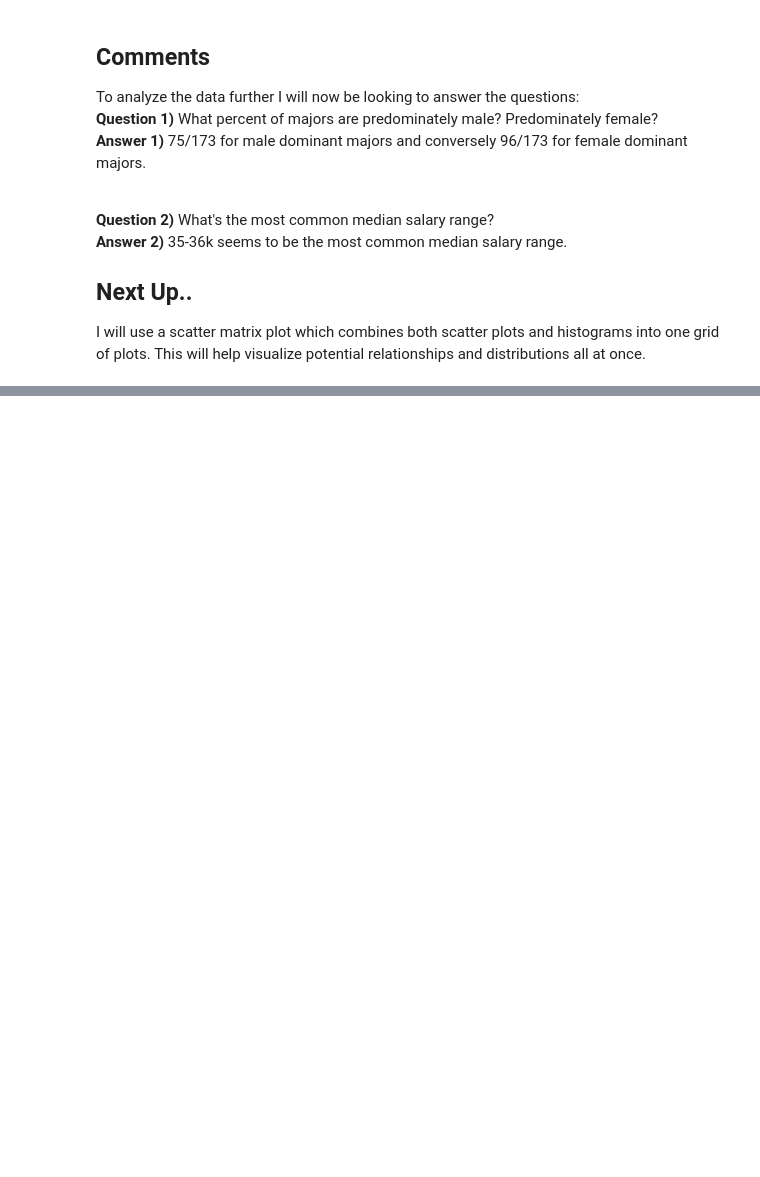
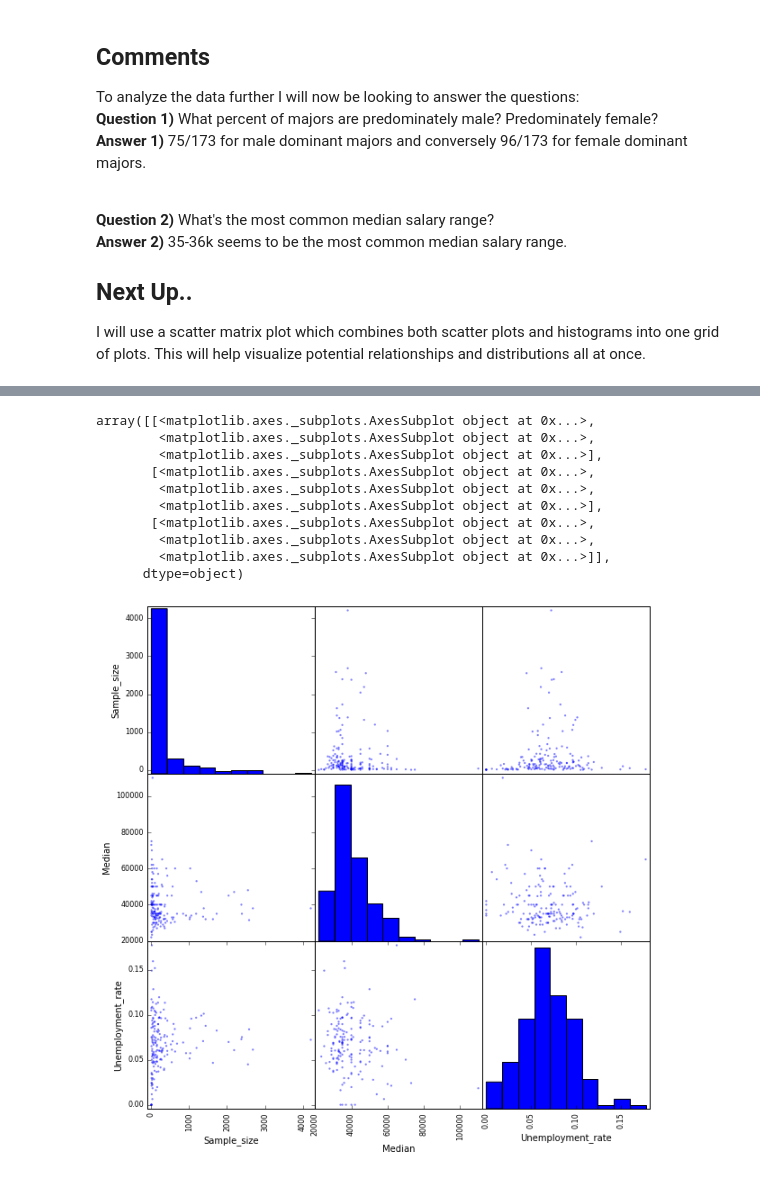
Before and after one commit to Overwear/Salary-Based-On-College-Majors, a Jupyter notebook: Basics.ipynb, the cells around one changed output, grey strips where cells are left out. Cells and saved outputs as stored; diff of their text form; code cells hidden in the pictures; blank space fills up the shorter version.

```diff
--- a/Basics.ipynb
+++ b/Basics.ipynb
@@ -284,0 +300,15 @@ I will use a scatter matrix plot which combines both scatter plots and histogram
+# %%
+#Exploring 3x3 scatter matrix using Sample_size, Median and Unemployment_rat
+scatter_matrix(recent_grads[["Sample_size", "Median", "Unemployment_rate"]], figsize=(10,10))
+# %% [output]
+array([[<matplotlib.axes._subplots.AxesSubplot object at 0x...>,
+        <matplotlib.axes._subplots.AxesSubplot object at 0x...>,
+        <matplotlib.axes._subplots.AxesSubplot object at 0x...>],
+       [<matplotlib.axes._subplots.AxesSubplot object at 0x...>,
+        <matplotlib.axes._subplots.AxesSubplot object at 0x...>,
+        <matplotlib.axes._subplots.AxesSubplot object at 0x...>],
+       [<matplotlib.axes._subplots.AxesSubplot object at 0x...>,
+        <matplotlib.axes._subplots.AxesSubplot object at 0x...>,
+        <matplotlib.axes._subplots.AxesSubplot object at 0x...>]],
+      dtype=object)
+[figure, added]
```
Also changed, not shown: parts of 8 cells of this notebook.
